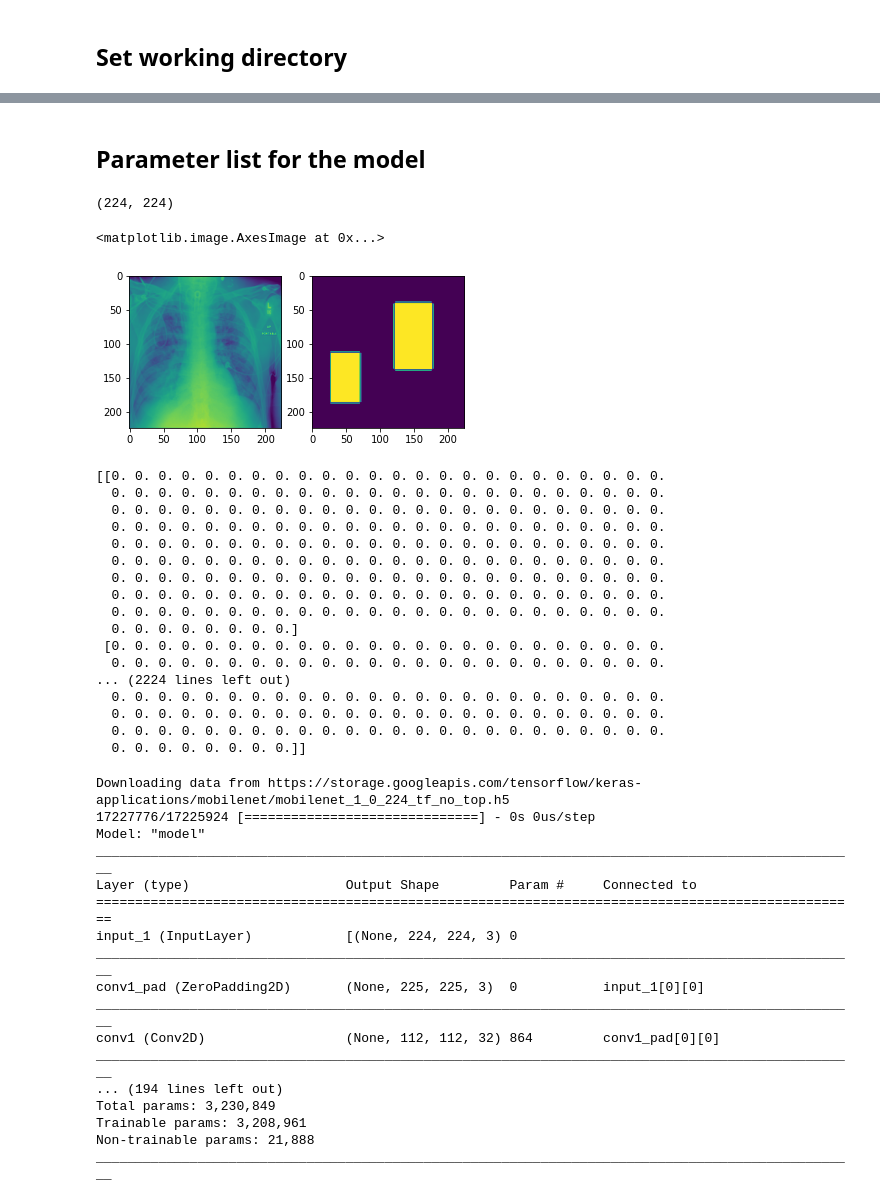
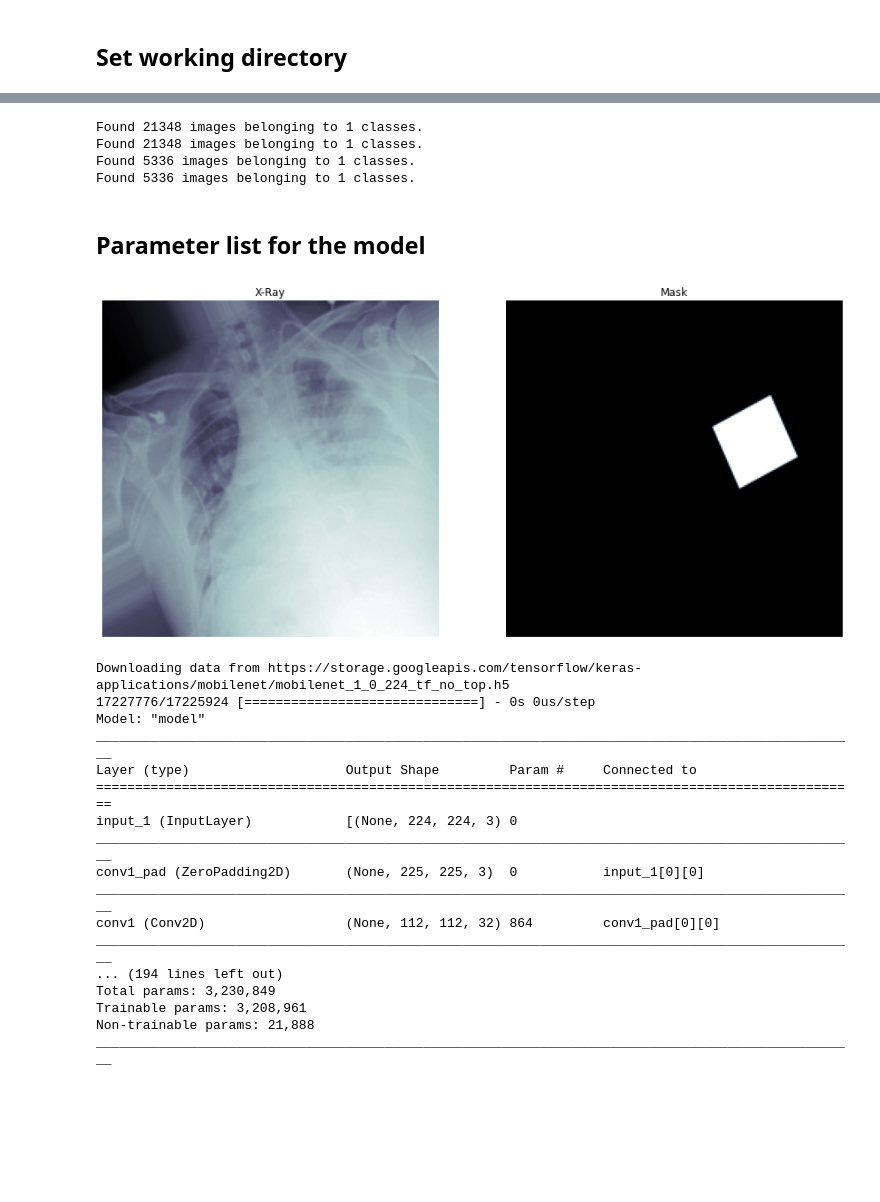
Before and after one commit to meashu31/AIML-Capstone-CV9, a Jupyter notebook: Unet_Model_Pneumonia.ipynb, the cells around one changed output, grey strips where cells are left out. Cells and saved outputs as stored; diff of their text form; code cells hidden in the pictures; blank space fills up the shorter version.

```diff
--- a/Unet_Model_Pneumonia.ipynb
+++ b/Unet_Model_Pneumonia.ipynb
@@ -33,6 +37,6 @@ from sklearn.metrics import accuracy_score
 # %% [markdown]
 ## Set working directory
 # %%
-path = '/content/drive/My Drive/Colab Notebooks/Capstone/Model'
+path = '/content/drive/My Drive/great learning/capstone project/rsna-pneumonia-detection/'
 os.chdir(path) #changing the current directory path to the project direcotry where the dataset is available
 path = os.getcwd() # directory path of all the images
@@ -156,0 +55,21 @@ X_Val_gen = DataGenerator(list_IDs=X_val , image_path = im_path, mask_path=mask_
+# %%
+image_gen_args = dict(featurewise_center=True,rotation_range=90,width_shift_range=0.1,height_shift_range=0.1,horizontal_flip=True,preprocessing_function=tf.keras.applications.mobilenet.preprocess_input,validation_split=0.2,zoom_range=0.2)
+mask_gen_args = dict(featurewise_center=True,rotation_range=90,width_shift_range=0.1,height_shift_range=0.1,horizontal_flip=True,validation_split=0.2,rescale=1./255,zoom_range=0.2)
+
+image_datagen = ImageDataGenerator(**image_gen_args)
+mask_datagen = ImageDataGenerator(**mask_gen_args)
+seed = 1
+
+image = tf.keras.preprocessing.image.load_img(im_path+train_list[0])
+input_img = keras.preprocessing.image.img_to_array(image)
+input_img = np.array([input_img])  # Convert single image to a batch.
+
+print("Input image shape:",input_img.shape)
+
+mask = tf.keras.preprocessing.image.load_img(mask_path+train_list[0], color_mode="grayscale")
+input_mask = keras.preprocessing.image.img_to_array(mask,)
+input_mask = np.array([input_mask])  # Convert single image to a batch.
+print("Input mask shape:",input_mask.shape)
+
+image_datagen.fit(input_img, augment=True, seed=seed)
+mask_datagen.fit(input_mask, augment=True, seed=seed)
@@ -157,34 +79,25 @@ X_Val_gen = DataGenerator(list_IDs=X_val , image_path = im_path, mask_path=mask_
+# %%
+#------------------------- Train DataSetGenerator -------------------------#
+train_image_generator = image_datagen.flow_from_directory("data/image_data",class_mode=None,color_mode="rgb",target_size=(224,224),batch_size=4,shuffle=True,subset='training',seed=seed)
+train_mask_generator = mask_datagen.flow_from_directory("data/mask_data",class_mode=None,color_mode="grayscale",target_size=(224,224),batch_size=4,shuffle=True,subset='training',seed=seed)
+#------------------------- Validation DataSetGenerator -------------------------#
+validation_image_generator = image_datagen.flow_from_directory("data/image_data",class_mode=None,color_mode="rgb",target_size=(224,224),batch_size=4,shuffle=True,subset='validation',seed=seed)
+validation_mask_generator = mask_datagen.flow_from_directory("data/mask_data",class_mode=None,color_mode="grayscale",target_size=(224,224),batch_size=4,shuffle=True,subset='validation',seed=seed)
+# %% [output]
+Found 21348 images belonging to 1 classes.
+Found 21348 images belonging to 1 classes.
+Found 5336 images belonging to 1 classes.
+Found 5336 images belonging to 1 classes.
 # %% [markdown]
 ## Parameter list for the model
-# %%
-X_train_gen[0][1][0].shape
-# %% [output]
-(224, 224)
-# %%
-n = 1
-f, axarr = plt.subplots(1,2)
-axarr[0].imshow(X_train_gen[n][0][0][:,:,0])
-axarr[1].imshow(X_train_gen[n][1][0])
-# %% [output]
-<matplotlib.image.AxesImage at 0x...>
-[figure, removed]
-# %%
-print(X_train_gen[n][1][0])
-# %% [output]
-[[0. 0. 0. 0. 0. 0. 0. 0. 0. 0. 0. 0. 0. 0. 0. 0. 0. 0. 0. 0. 0. 0. 0. 0.
-  0. 0. 0. 0. 0. 0. 0. 0. 0. 0. 0. 0. 0. 0. 0. 0. 0. 0. 0. 0. 0. 0. 0. 0.
-  0. 0. 0. 0. 0. 0. 0. 0. 0. 0. 0. 0. 0. 0. 0. 0. 0. 0. 0. 0. 0. 0. 0. 0.
-  0. 0. 0. 0. 0. 0. 0. 0. 0. 0. 0. 0. 0. 0. 0. 0. 0. 0. 0. 0. 0. 0. 0. 0.
-  0. 0. 0. 0. 0. 0. 0. 0. 0. 0. 0. 0. 0. 0. 0. 0. 0. 0. 0. 0. 0. 0. 0. 0.
-  0. 0. 0. 0. 0. 0. 0. 0. 0. 0. 0. 0. 0. 0. 0. 0. 0. 0. 0. 0. 0. 0. 0. 0.
-  0. 0. 0. 0. 0. 0. 0. 0. 0. 0. 0. 0. 0. 0. 0. 0. 0. 0. 0. 0. 0. 0. 0. 0.
-  0. 0. 0. 0. 0. 0. 0. 0. 0. 0. 0. 0. 0. 0. 0. 0. 0. 0. 0. 0. 0. 0. 0. 0.
-  0. 0. 0. 0. 0. 0. 0. 0. 0. 0. 0. 0. 0. 0. 0. 0. 0. 0. 0. 0. 0. 0. 0. 0.
-  0. 0. 0. 0. 0. 0. 0. 0.]
- [0. 0. 0. 0. 0. 0. 0. 0. 0. 0. 0. 0. 0. 0. 0. 0. 0. 0. 0. 0. 0. 0. 0. 0.
-  0. 0. 0. 0. 0. 0. 0. 0. 0. 0. 0. 0. 0. 0. 0. 0. 0. 0. 0. 0. 0. 0. 0. 0.
-... (2224 lines left out)
-  0. 0. 0. 0. 0. 0. 0. 0. 0. 0. 0. 0. 0. 0. 0. 0. 0. 0. 0. 0. 0. 0. 0. 0.
-  0. 0. 0. 0. 0. 0. 0. 0. 0. 0. 0. 0. 0. 0. 0. 0. 0. 0. 0. 0. 0. 0. 0. 0.
-  0. 0. 0. 0. 0. 0. 0. 0. 0. 0. 0. 0. 0. 0. 0. 0. 0. 0. 0. 0. 0. 0. 0. 0.
-  0. 0. 0. 0. 0. 0. 0. 0.]]
+# %%
+f, ((ax1, ax2)) = plt.subplots(1, 2, figsize = (15, 8))
+ax1.imshow(train_image_generator[1][0][:,:,0], cmap = plt.cm.bone)
+ax1.set_title('X-Ray')
+ax1.axis('off')
+ax2.imshow(train_mask_generator[1][0][:,:,0], cmap = plt.cm.bone)
+ax2.set_title('Mask')
+ax2.axis('off')
+plt.show()
+# %% [output]
+[figure, added]
```
Also changed, not shown: parts of 17 cells of this notebook.
